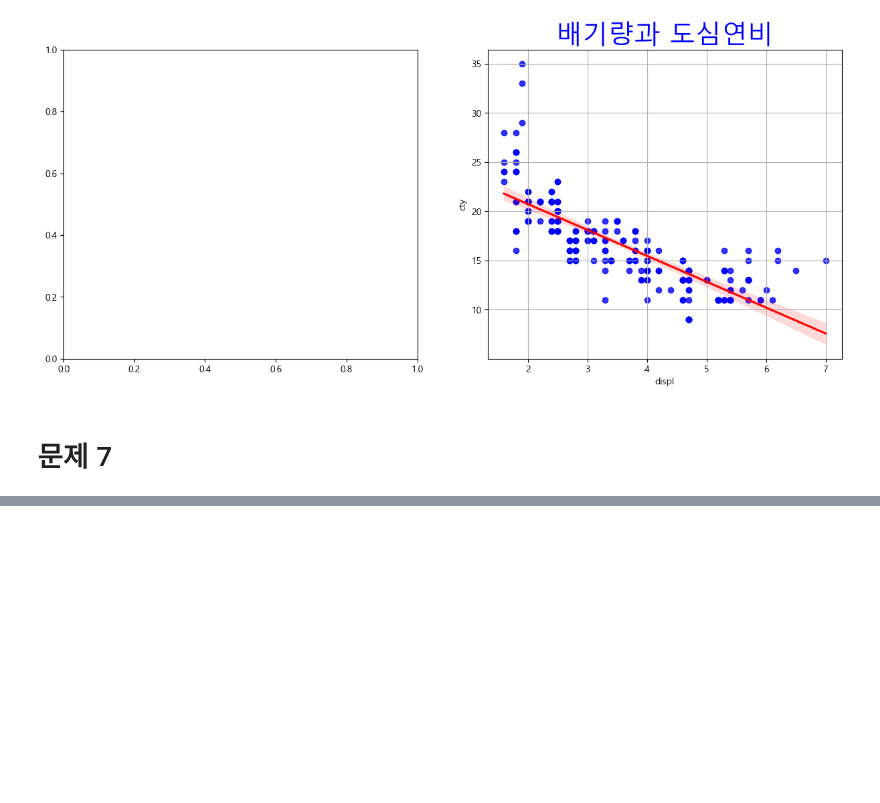
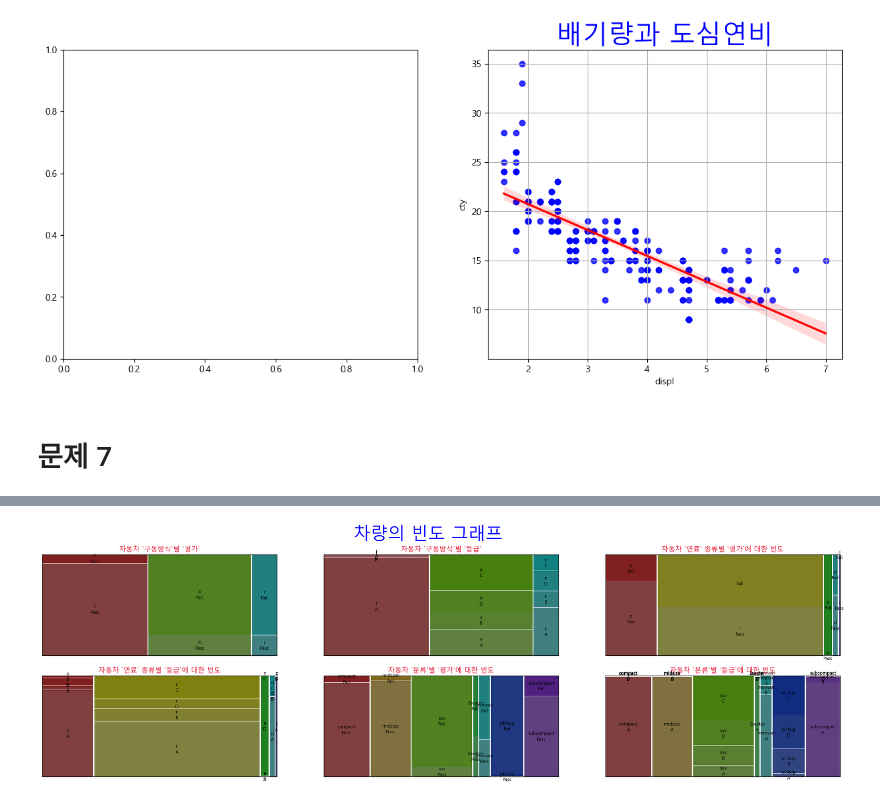
Before and after one commit to jaekim3220/jupyter, a Jupyter notebook: D. 탐색적 데이터 분석/01. 데이터 시각화/연습문제(3)-seaborn의_막대,빈도_그래프.ipynb, the cells around one changed output, grey strips where cells are left out. Saved outputs shown, nothing was run; the diff lists cells and outputs as text; code cells hidden in the pictures; blank space fills up the shorter version.

Commit message:
02-행,열_재배치, 04-서브플롯, 07-seaborn_빈도그래프, 08-seaborn_빈도그래프2와 연습문제(3)_풀이를 참고해 연습문제(3)의 7번 문제 해결

```diff
--- a/D. 탐색적 데이터 분석/01. 데이터 시각화/연습문제(3)-seaborn의_막대,빈도_그래프.ipynb
+++ b/D. 탐색적 데이터 분석/01. 데이터 시각화/연습문제(3)-seaborn의_막대,빈도_그래프.ipynb
@@ -181,0 +279,3 @@ plt.close()
+# %%
+df1_mean = df1['평균'].mean()
+df1_mean
@@ -181,0 +284,4 @@ plt.close()
+# %%
+# 분산 생성
+df1['분산'] = (df1['평균'] / df1_mean) * 100
+df1
@@ -181,0 +321,13 @@ plt.close()
+# %%
+# 백분율을 사용한 `등급` 생성
+
+conditions = [  (df1['분산'] >= 90),   # A
+                (df1['분산'] >= 80),   # B
+                (df1['분산'] >= 70)    # C
+]
+
+# 조건에 따라 부여될 학점
+value = ['A', 'B', 'C']
+
+df1['등급'] = np.select(conditions, value, default='D')
+df1
@@ -181,0 +364,60 @@ plt.close()
+# %%
+fig, ((ax1, ax2, ax3), (ax4, ax5, ax6)) = plt.subplots(2, 3, figsize=(25, 7))
+# 서브플롯 메인 제목
+fig.suptitle('차량의 빈도 그래프', fontsize=30, color='blue')
+# 각 그래프의 가로(wspace), 세로(hspace) 간격 지정
+fig.subplots_adjust(wspace=0.2)
+
+
+#----------
+# ax1
+#----------
+mosaic(df1,["drv", "평가"], axes_label=False, ax=ax1)
+ax1.title.set_text("자동차 `구동방식`별 `평가`")
+ax1.title.set_fontsize(12)
+ax1.title.set_color("#e30e2a")
+
+#----------
+# ax2
+#----------
+mosaic(df1,["drv", "등급"], axes_label=False, ax=ax2)
+ax2.title.set_text("자동차 `구동방식`별 `등급`")
+ax2.title.set_fontsize(12)
+ax2.title.set_color("#e30e2a")
+
+#----------
+# ax3
+#----------
+mosaic(df1,["fl", "평가"], axes_label=False, ax=ax3)
+ax3.title.set_text("자동차 `연료` 종류별 `평가`에 대한 빈도")
+ax3.title.set_fontsize(12)
+ax3.title.set_color("#e30e2a")
+
+#----------
+# ax4
+#----------
+mosaic(df1,["fl", "등급"], axes_label=False, ax=ax4)
+ax4.title.set_text("자동차 `연료` 종류별 `등급`에 대한 빈도")
+ax4.title.set_fontsize(12)
+ax4.title.set_color("#e30e2a")
+
+#----------
+# ax5
+#----------
+mosaic(df1,["class", "평가"], axes_label=False, ax=ax5)
+ax5.title.set_text("자동차 `분류`별 `평가`에 대한 빈도")
+ax5.title.set_fontsize(12)
+ax5.title.set_color("#e30e2a")
+
+#----------
+# ax6
+#----------
+mosaic(df1,["class", "등급"], axes_label=False, ax=ax6)
+ax6.title.set_text("자동차 `분류`별 `등급`에 대한 빈도")
+ax6.title.set_fontsize(12)
+ax6.title.set_color("#e30e2a")
+
+plt.show()
+plt.close()
+# %% [output]
+[figure, added]
```
Also changed, not shown: parts of 18 cells of this notebook.
